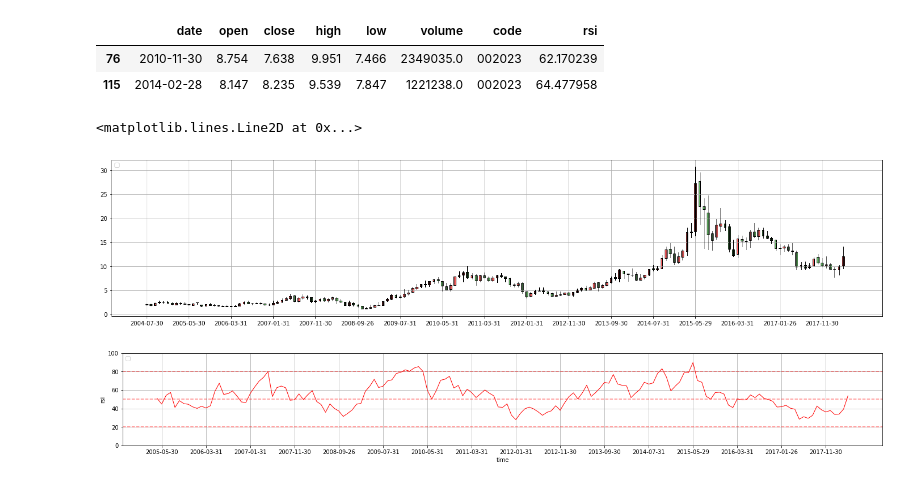
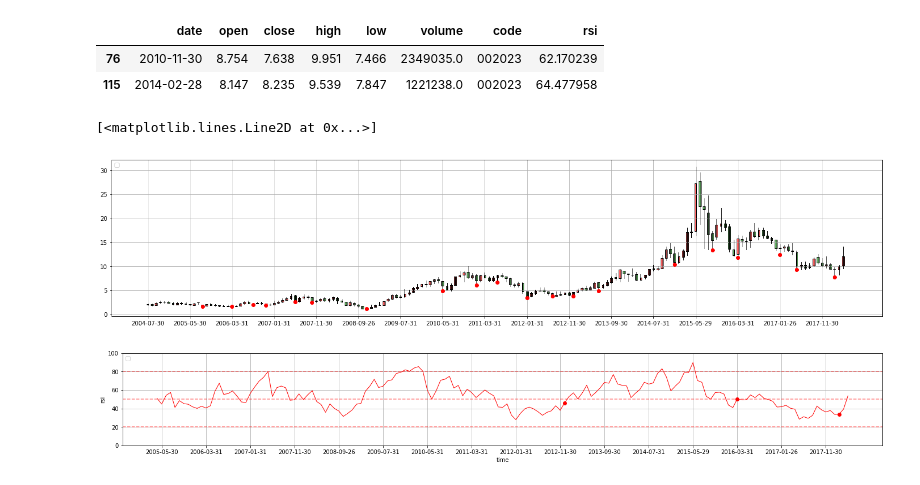
Before and after one commit to huanghan/notebook-01, a Jupyter notebook: 002023.ipynb, the cells around one changed output. Drawn from its saved outputs; the diff is of its cells as text; code cells hidden in the pictures.

```diff
--- a/002023.ipynb
+++ b/002023.ipynb
@@ -36,7 +36,9 @@ def get_high_beili(df,columns1, columns2):
     return df[ (df[columns1].shift(1)<df[columns1]) & (df[columns2].shift(1)>df[columns2])  ]
 
 k_LowPoint= get_low_point(data,"low",2).dropna()
-get_low_beili(k_LowPoint,"low","rsi")
+low_dest = get_low_beili(k_LowPoint,"low","rsi")
+
+low_dest
 # %% [output]
 |  | date | open | close | high | low | volume | code | rsi |
 | 101 | 2012-12-31 | 4.002 | 4.571 | 4.591 | 3.744 | 907748.0 | 002023 | 46.077176 |
@@ -52,33 +55,39 @@ get_high_beili(k_heightPoint,"high","rsi")
 # %%
  #绘制K线图
 
 fig = plt.figure(figsize=(24, 5))
 ax = fig.add_subplot(1, 1, 1)
 ax.set_xticks(range(0, len(data['date']), 10))
 ax.set_xticklabels(data['date'][::10])
 ax.legend(loc='upper left')
 
 mpf.candlestick2_ochl(ax, data['open'], data['close'], data['high'], data['low'],width=0.5, colorup='r', colordown='green',alpha=0.6)
 plt.grid()
+#画出低点
+plt.plot(k_LowPoint.index, k_LowPoint["low"],'o',color='red')
 
 #绘制RSI线图
 fig2,ax2 = plt.subplots(figsize=(24,3))
-
 #设置坐标轴范围
 plt.xlabel('time')
 plt.ylabel('rsi')
 ax2.set_xticks(range(0, len(data['date']), 10))
 ax2.set_xticklabels(data['date'][::10])
 ax2.legend(loc='upper left')
 #设置坐标轴范围
 #plt.xlim((-5, 5))
 plt.ylim((0, 100))
 plt.grid()
 plt.plot(data["date"],data["rsi"],color='red', linewidth=1.0, linestyle='-')
 plt.axhline(80,alpha=0.5,color='red',linestyle='--')
 plt.axhline(50,alpha=0.5,color='red',linestyle='--')
 plt.axhline(20,alpha=0.5,color='red',linestyle='--')
+
+
+
+#画出底背离低点
+plt.plot(low_dest.index, low_dest["rsi"],'o',color='red')
 # %% [output]
-<matplotlib.lines.Line2D at 0x...>
+[<matplotlib.lines.Line2D at 0x...>]
-[figure, old version]
+[figure, new version]
 [figure]
```
Also changed, not shown: parts of 1 cell of this notebook.
